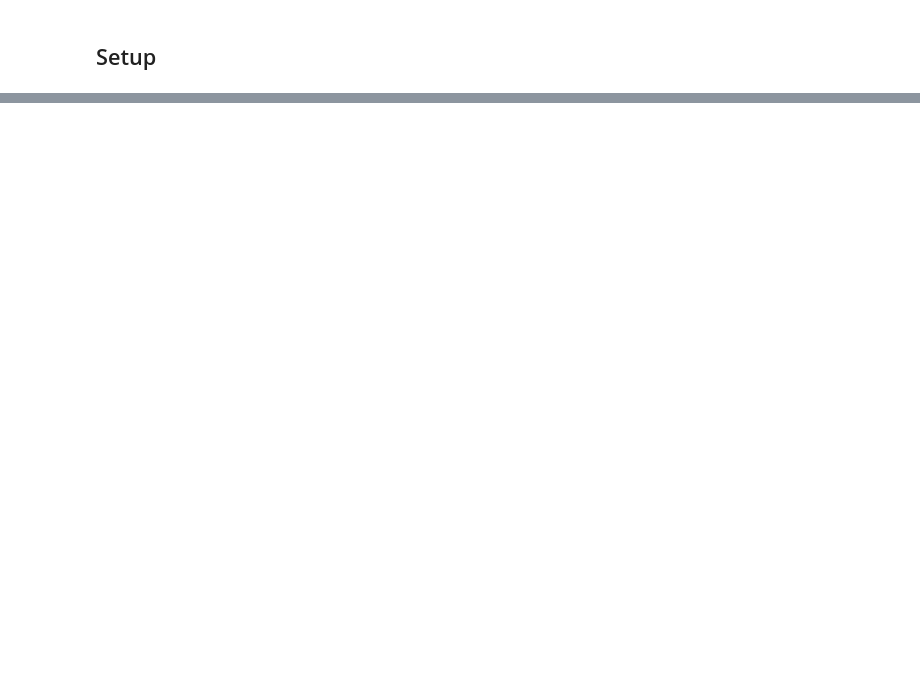
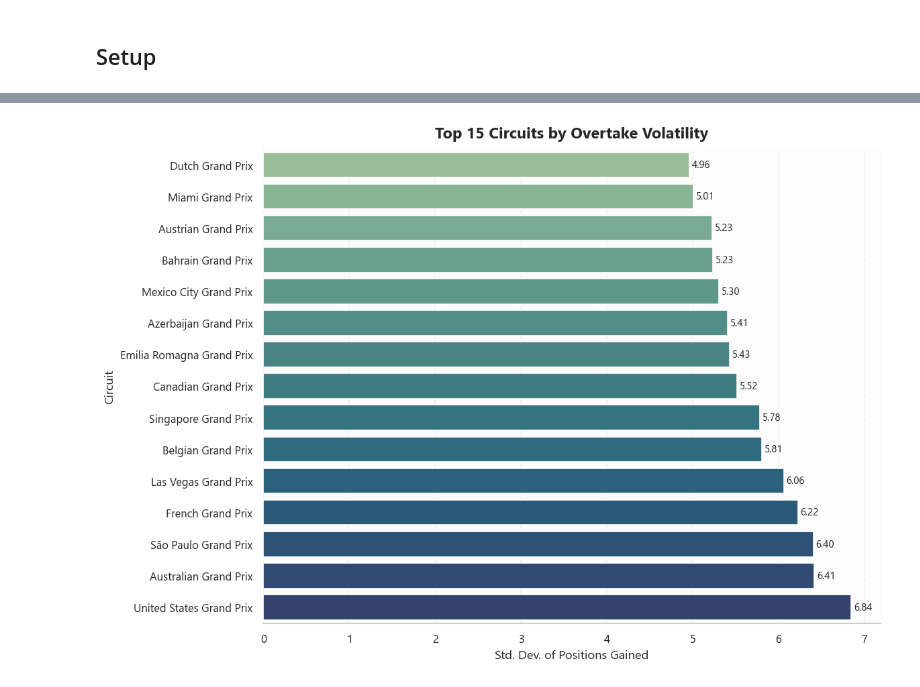
Before and after one commit to Gottch7897/iit414w-lab01-TheUltrakills, a Jupyter notebook: eda.ipynb, the cells around one changed output, grey strips where cells are left out. Cells and saved outputs as stored; diff of their text form; code cells hidden in the pictures; blank space fills up the shorter version.

```diff
--- a/eda.ipynb
+++ b/eda.ipynb
@@ -57,0 +301,33 @@ print(f'pandas  : {pd.__version__}')
+# %%
+# Question 3: How does baseline accuracy vary across contexts: different circuits, wet vs dry races, and sprint vs non-sprint weekends?
+circuit_variability = (
+    df.groupby("Circuit")["PositionsGained"]
+    .std()
+    .sort_values(ascending=False)
+    .head(15)
+    .sort_values()
+)
+
+plot_df = circuit_variability.rename("Volatility").reset_index()
+
+fig, ax = plt.subplots(figsize=(10, 7))
+sns.barplot(
+    data=plot_df,
+    x="Volatility",
+    y="Circuit",
+    hue="Circuit",
+    palette="crest",
+    dodge=False,
+    legend=False,
+    ax=ax,
+)
+
+for i, value in enumerate(plot_df["Volatility"].values):
+    ax.text(value + 0.03, i, f"{value:.2f}", va="center", fontsize=9)
+
+finalize_plot("Top 15 Circuits by Overtake Volatility", "Std. Dev. of Positions Gained", "Circuit")
+sns.despine(left=True)
+
+plt.show()
+# %% [output]
+[figure, added]
```
Also changed, not shown: parts of 37 cells of this notebook, 3 other files.
